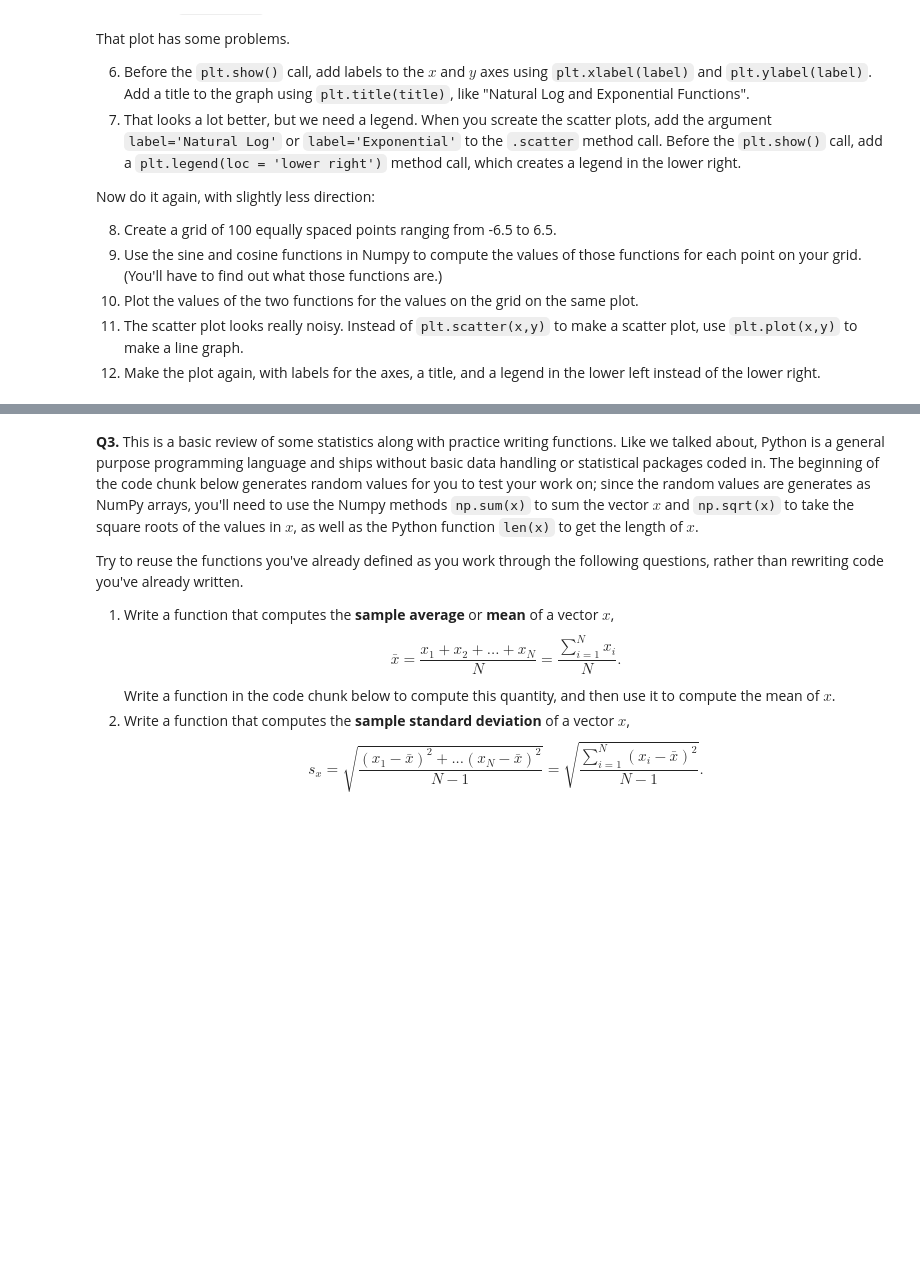
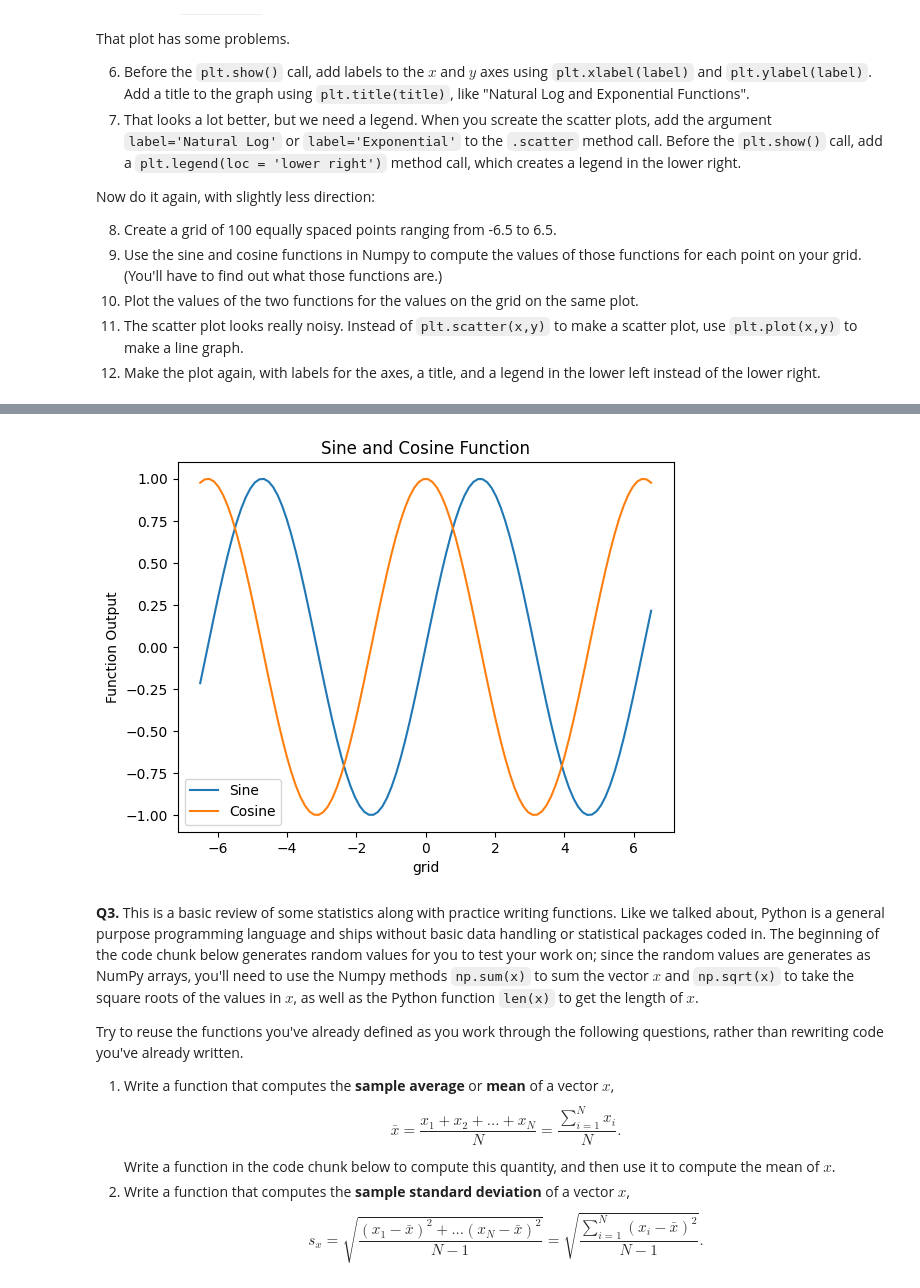
Before and after one commit to IsaacJihwanYoo795/programming, a Jupyter notebook: assignment/assignment_programming.ipynb, the cells around one changed output, grey strips where cells are left out. Drawn from its saved outputs; the diff is of its cells as text; code cells hidden in the pictures; blank space fills up the shorter version.

```diff
--- a/assignment/assignment_programming.ipynb
+++ b/assignment/assignment_programming.ipynb
@@ -37,3 +55,21 @@ import matplotlib.pyplot as plt
+# %%
+import numpy as np
+import matplotlib.pyplot as plt
+
+grid2 = np.linspace(-6.5, 6.5, 100)
+y2 = np.sin(grid2)
+z2 = np.cos(grid2)
+#plt.scatter(grid2, y2, label='Sine')
+#plt.scatter(grid2, z2, label='Cosine')
+plt.plot(grid2, y2, label='Sine')
+plt.plot(grid2, z2, label='Cosine')
+plt.xlabel("grid")
+plt.ylabel("Function Output")
+plt.title("Sine and Cosine Function")
+plt.legend(loc = 'lower left')
+plt.show()
+# %% [output]
+[figure, added]
 # %% [markdown]
 **Q3.** This is a basic review of some statistics along with practice writing functions. Like we talked about, Python is a general purpose programming language and ships without basic data handling or statistical packages coded in. The beginning of the code chunk below generates random values for you to test your work on; since the random values are generates as NumPy arrays, you'll need to use the Numpy methods `np.sum(x)` to sum the vector $x$ and `np.sqrt(x)` to take the square roots of the values in $x$, as well as the Python function `len(x)` to get the length of $x$.
 
```
Also changed, not shown: parts of 3 cells of this notebook.
